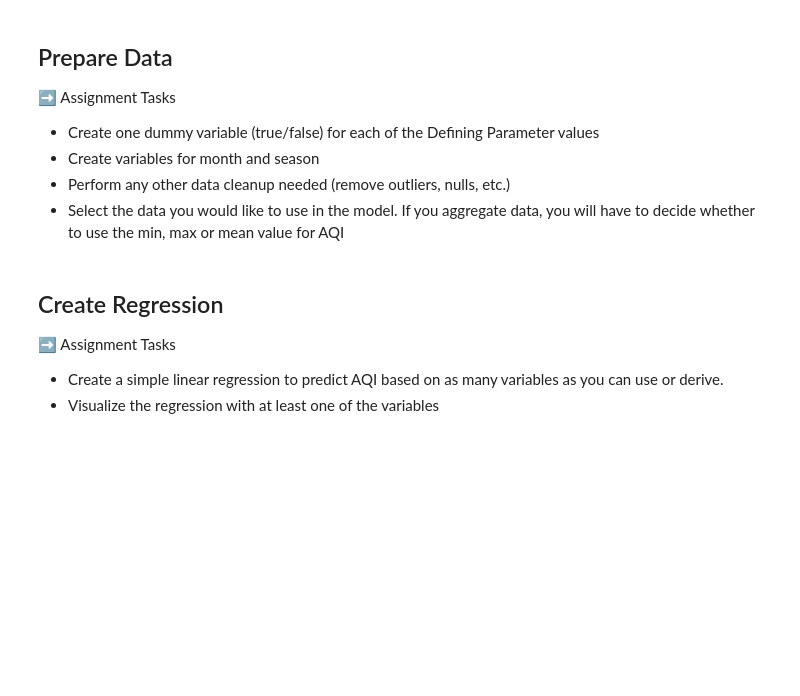
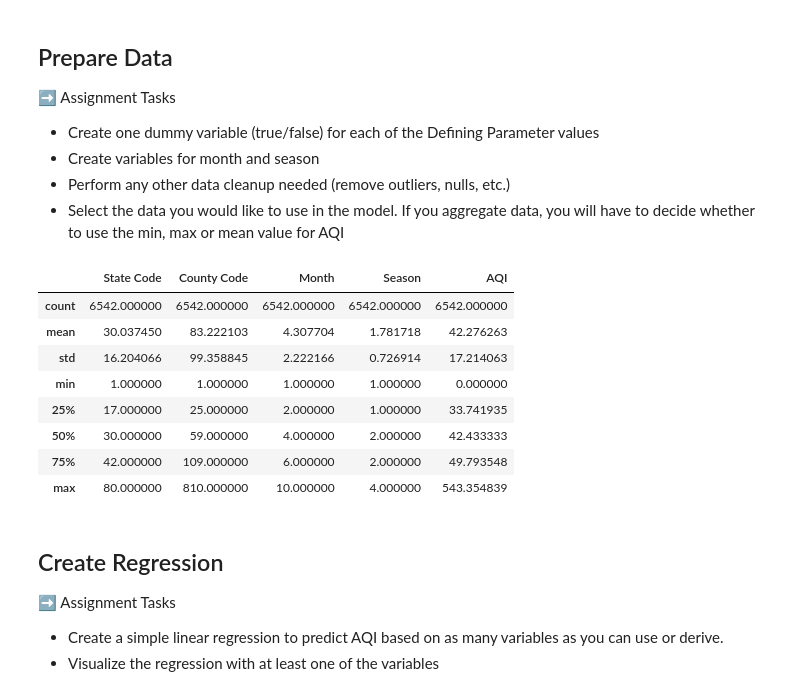
Before and after one commit to jimmyv117/IS-4487, a Jupyter notebook: Labs/Scripts/lab10_air_quality_fit_model.ipynb, the cells around one changed output. Cells and saved outputs as stored; diff of their text form; code cells hidden in the pictures; blank space fills up the shorter version.

```diff
--- a/Labs/Scripts/lab10_air_quality_fit_model.ipynb
+++ b/Labs/Scripts/lab10_air_quality_fit_model.ipynb
@@ -107,9 +107,23 @@ df['Month'] = df['Date'].dt.month
 df['Season'] = df['Date'].dt.quarter
 # %%
 #select final columns for use
+df_selected= df[(df['AQI'] < 501)]
+
 df_selected = df.groupby(['State Code', 'County Code', 'Month', 'Season']).agg({'AQI': 'mean', 'Category': 'first'}).reset_index()
 
 target_variable = 'Category'
+
+df_selected.describe()
+# %% [output]
+|  | State Code | County Code | Month | Season | AQI |
+| count | 6542.000000 | 6542.000000 | 6542.000000 | 6542.000000 | 6542.000000 |
+| mean | 30.037450 | 83.222103 | 4.307704 | 1.781718 | 42.276263 |
+| std | 16.204066 | 99.358845 | 2.222166 | 0.726914 | 17.214063 |
+| min | 1.000000 | 1.000000 | 1.000000 | 1.000000 | 0.000000 |
+| 25% | 17.000000 | 25.000000 | 2.000000 | 1.000000 | 33.741935 |
+| 50% | 30.000000 | 59.000000 | 4.000000 | 2.000000 | 42.433333 |
+| 75% | 42.000000 | 109.000000 | 6.000000 | 2.000000 | 49.793548 |
+| max | 80.000000 | 810.000000 | 10.000000 | 4.000000 | 543.354839 |
 # %% [markdown]
 ## Create Regression
 
```
Also changed, not shown: parts of 2 cells of this notebook.
